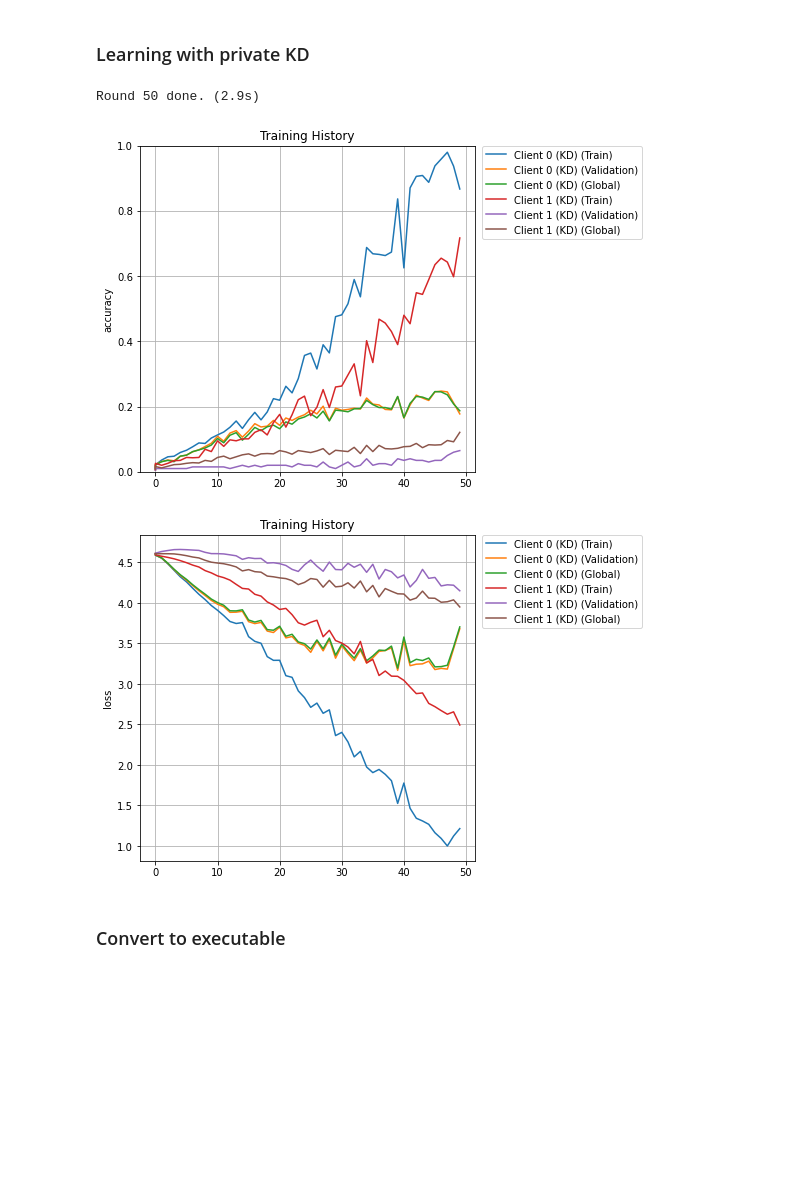
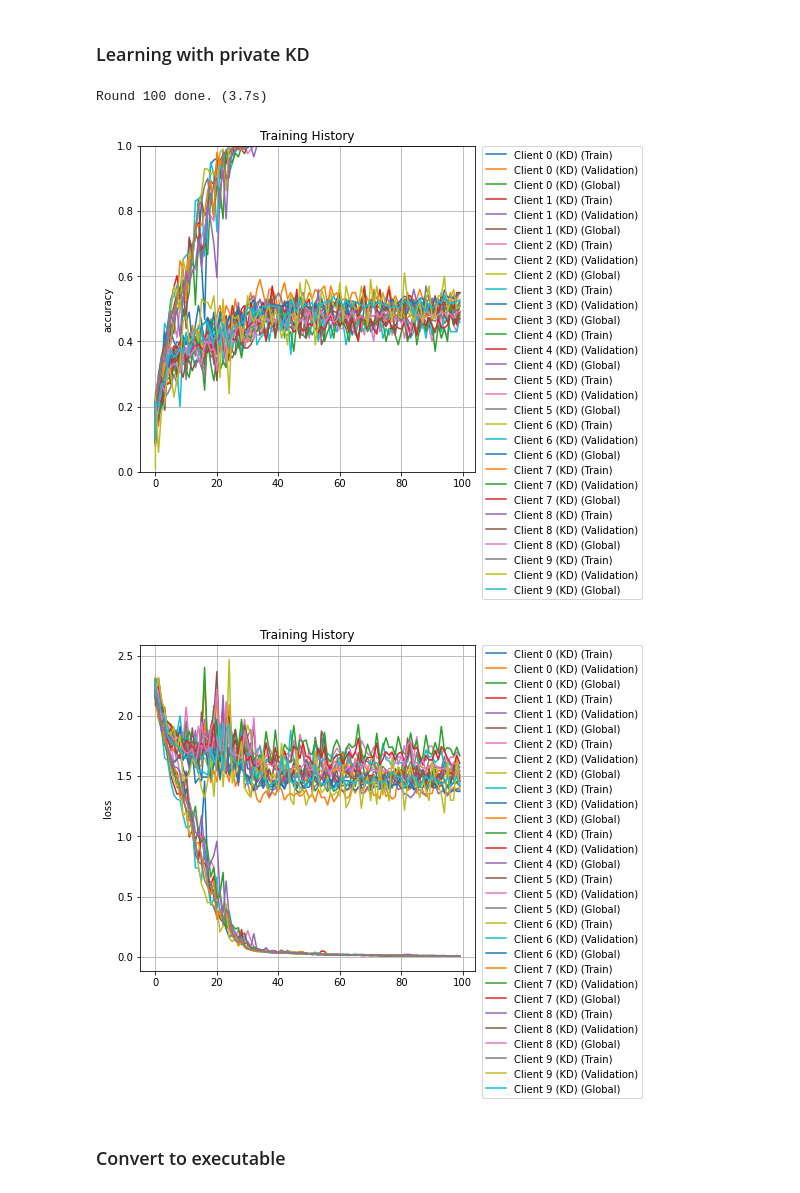
Before and after one commit to jingax/Multi-Fed, a Jupyter notebook: PrivateKD.ipynb, the cells around one changed output. Cells and saved outputs as stored; diff of their text form; code cells hidden in the pictures; blank space fills up the shorter version.

```diff
--- a/PrivateKD.ipynb
+++ b/PrivateKD.ipynb
@@ -41,23 +41,25 @@ Device: cuda:7
 ### Parameters
 # %%
 #Dataset
-DATASET = "CIFAR100"
+DATASET = "CIFAR10"
 MODEL = "ResNet9"
 REDUCED = 0.1
-FEATURE_DIM = 128
+FEATURE_DIM = 100
+FED_CLASSIFIER = False
 
 #Collaborative learning
-N_CLIENTS = 2
-SIZES = [0.8, 0.2] # None for uniform sizes or array of length N_CLIENTS using all the data
+N_CLIENTS = 10
+SIZES = None # None for uniform sizes or array of length N_CLIENTS using all the data
 ALPHA = "uniform" #'uniform', 'disjoint' or postive.
 
 #Learning
 BATCH_SIZE = 64
-ROUNDS = 50
+ROUNDS = 100
 EPOCHS_PER_ROUND = 1
 LR=1e-3
 LAMBDA = 1
 CRITERION = nn.CrossEntropyLoss()
+CRITERION_KD = nn.MSELoss()
 CRITERION_DISC = nn.BCELoss()
 N_EVAL = 1 #Evaluate train and test performace after N_EVAL epochs
 
@@ -82,9 +84,14 @@ train_ds_list, val_ds_list = hlp.split_dataset(N_CLIENTS, train_ds, val_ds, ALPH
 train_dl_list = hlp.ds_to_dl(train_ds_list, batch_size=BATCH_SIZE)
 val_dl_list = hlp.ds_to_dl(val_ds_list, batch_size=10*BATCH_SIZE)
 global_val_dl = hlp.ds_to_dl(val_ds, batch_size=10*BATCH_SIZE)
+global_train_dl = hlp.ds_to_dl(train_ds, batch_size=10*BATCH_SIZE)
 
 #Visualize partition
 hlp.visualize_class_dist(train_ds_list, meta["n_class"], title="Class distribution (alpha = {})".format(ALPHA),savepath=None)
+
+# Store dataset sizes
+meta["n_total"] = train_input.shape[0]
+meta["n_local"] = [ds.inputs.shape[0] for ds in train_ds_list]
 # %% [output]
 ** Using CIFAR **
 Load train data...
@@ -163,7 +170,7 @@ optimizers_kd = [torch.optim.Adam(m.parameters(), lr=LR) for m in client_models_
 
 # Feature tracker and discriminator
 feat_tracker_kd = hlp.FeatureTracker(client_models_kd, train_dl_list, FEATURE_DIM, meta)
-discriminators = [mdl.Discriminator(method="cosine_similarity") for _ in range(N_CLIENTS)]
+discriminators = [mdl.Discriminator("prob_product", client_models_kd[i].classifier) for i in range(N_CLIENTS)]
 
 #Each client updates its model locally on its own dataset (Standard)
 for r in range(ROUNDS):
@@ -185,37 +192,47 @@ for r in range(ROUNDS):
                 # Local representation
                 features = model.features(inputs)
                 logits = model.classifier(features)
 
                 # Compute estimated probabilities
                 features_global = feat_tracker_kd.get_global_features().to(DEVICE)
                 targets_global = torch.arange(meta["n_class"]).to(DEVICE)
                 scores, disc_targets = disc(features, features_global, targets, targets_global)
 
                 # Optimization step
                 if LAMBDA:
-                    loss = CRITERION(logits, targets) + LAMBDA*CRITERION_DISC(scores, disc_targets)
+                    loss = CRITERION(logits, targets) + LAMBDA*(CRITERION_KD(features, features_global[targets]) + CRITERION_DISC(scores, disc_targets))
                 else:
                     loss = CRITERION(logits, targets)
                 loss.backward()
                 optimizer.step()
+
+        if FED_CLASSIFIER:
+            # Aggregation (weighted average)
+            global_classifier = mdl.get_model(MODEL, FEATURE_DIM, meta).to(DEVICE)
+            global_parameters = global_classifier.classifier.state_dict()
+            for k in global_parameters.keys():
+                global_parameters[k] = torch.stack([(meta["n_local"][i] / meta["n_total"]) * client_models_kd[i].classifier.state_dict()[k] for i in range(N_CLIENTS)], 0).sum(0)
+
+            for model in client_models_kd:
+                model.classifier.load_state_dict(global_parameters)
 
         #Tracking performance
         if r % N_EVAL == 0:
             perf_trackers_kd[client_id].new_eval(index=r)
 
     # Compute representations
     feat_tracker_kd.new_round()
 
     t1 = time.time()
     print("\rRound {} done. ({:.1f}s)".format(r+1, t1-t0), end=10*" ")
 
 # Plot training history
 hlp.plot_global_training_history(perf_trackers_kd, metric="accuracy")
 hlp.plot_global_training_history(perf_trackers_kd, metric="loss")
 # %% [output]
-Round 50 done. (2.9s)
+Round 100 done. (3.7s)
-[figure, old version]
+[figure, new version]
-[figure, old version]
+[figure, new version]
 # %% [markdown]
 ### Convert to executable
 # %%
```
Also changed, not shown: parts of 20 cells of this notebook, 3 other files.
